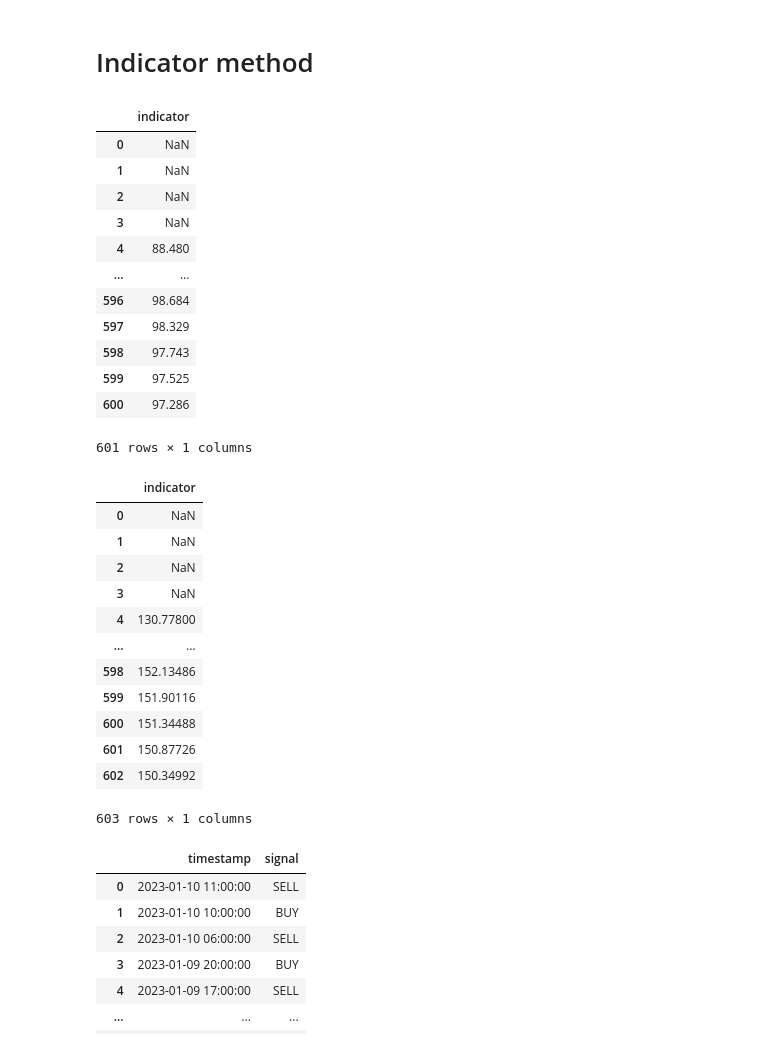
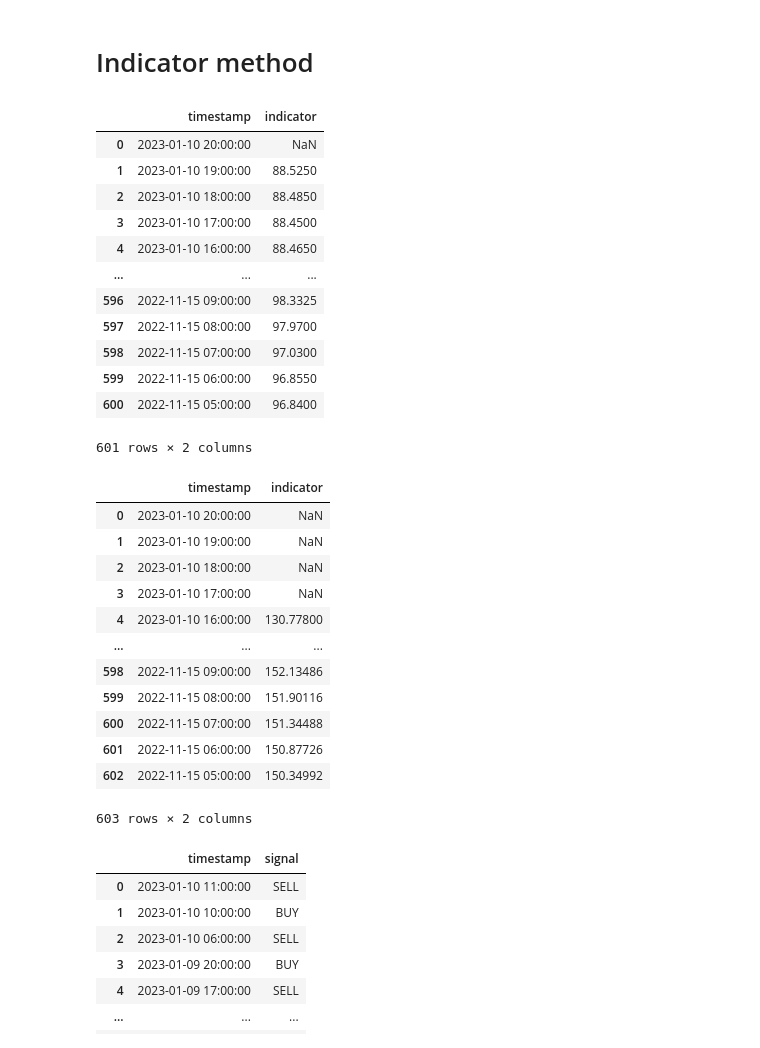
Before and after one commit to caped-baldys/stock-sell-buy-calls, a Jupyter notebook: trading_algo.ipynb, the cells around one changed output. Drawn from its saved outputs; the diff is of its cells as text; code cells hidden in the pictures.

Commit message:
change googl indicator

```diff
--- a/trading_algo.ipynb
+++ b/trading_algo.ipynb
@@ -114,41 +114,41 @@ False
 # Indicator method
 # %%
 def indicator1(df,timeperiod=10):
-    df1 = pandas.DataFrame()
+    df1 = df
     df1['indicator'] = df['close'].rolling(timeperiod).mean()
-    return df1
+    return df1[['timestamp','indicator']].copy()
 # %%
-indicator1(script_data['GOOGL'], timeperiod=5)
+indicator1(script_data['GOOGL'], timeperiod=2)
 # %% [output]
-|  | indicator |
-| 0 | NaN |
-| 1 | NaN |
-| 2 | NaN |
-| 3 | NaN |
-| 4 | 88.480 |
-| ... | ... |
-| 596 | 98.684 |
-| 597 | 98.329 |
-| 598 | 97.743 |
-| 599 | 97.525 |
-| 600 | 97.286 |
+|  | timestamp | indicator |
+| 0 | 2023-01-10 20:00:00 | NaN |
+| 1 | 2023-01-10 19:00:00 | 88.5250 |
+| 2 | 2023-01-10 18:00:00 | 88.4850 |
+| 3 | 2023-01-10 17:00:00 | 88.4500 |
+| 4 | 2023-01-10 16:00:00 | 88.4650 |
+| ... | ... | ... |
+| 596 | 2022-11-15 09:00:00 | 98.3325 |
+| 597 | 2022-11-15 08:00:00 | 97.9700 |
+| 598 | 2022-11-15 07:00:00 | 97.0300 |
+| 599 | 2022-11-15 06:00:00 | 96.8550 |
+| 600 | 2022-11-15 05:00:00 | 96.8400 |
-601 rows × 1 columns
+601 rows × 2 columns
 # %%
 indicator1(script_data['AAPL'], 5)
 # %% [output]
-|  | indicator |
-| 0 | NaN |
-| 1 | NaN |
-| 2 | NaN |
-| 3 | NaN |
-| 4 | 130.77800 |
-| ... | ... |
-| 598 | 152.13486 |
-| 599 | 151.90116 |
-| 600 | 151.34488 |
-| 601 | 150.87726 |
-| 602 | 150.34992 |
+|  | timestamp | indicator |
+| 0 | 2023-01-10 20:00:00 | NaN |
+| 1 | 2023-01-10 19:00:00 | NaN |
+| 2 | 2023-01-10 18:00:00 | NaN |
+| 3 | 2023-01-10 17:00:00 | NaN |
+| 4 | 2023-01-10 16:00:00 | 130.77800 |
+| ... | ... | ... |
+| 598 | 2022-11-15 09:00:00 | 152.13486 |
+| 599 | 2022-11-15 08:00:00 | 151.90116 |
+| 600 | 2022-11-15 07:00:00 | 151.34488 |
+| 601 | 2022-11-15 06:00:00 | 150.87726 |
+| 602 | 2022-11-15 05:00:00 | 150.34992 |
-603 rows × 1 columns
+603 rows × 2 columns
 # %%
 
 class Strategy(ScriptData):
```
